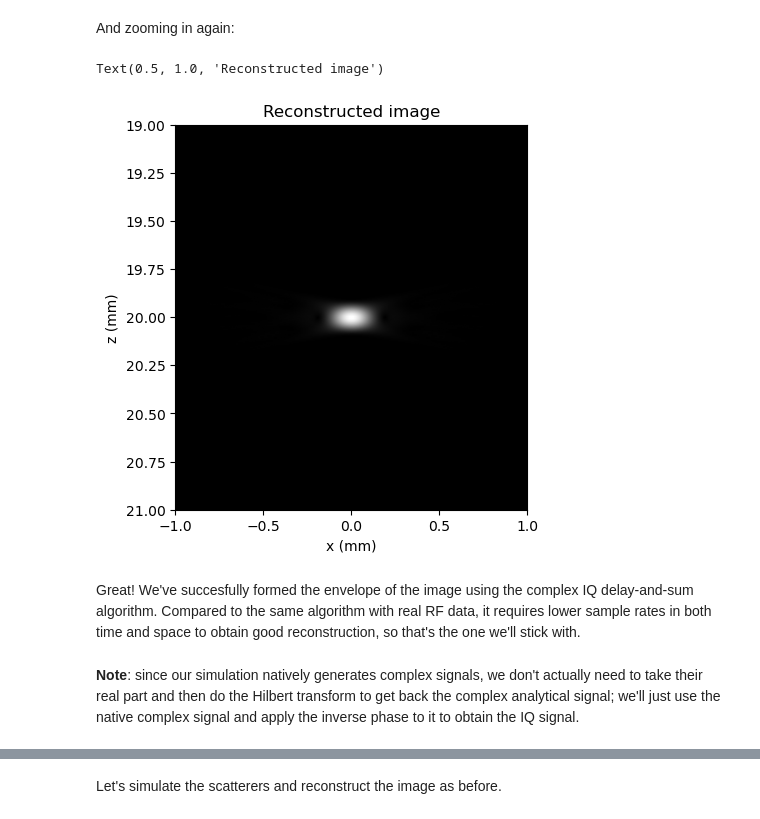
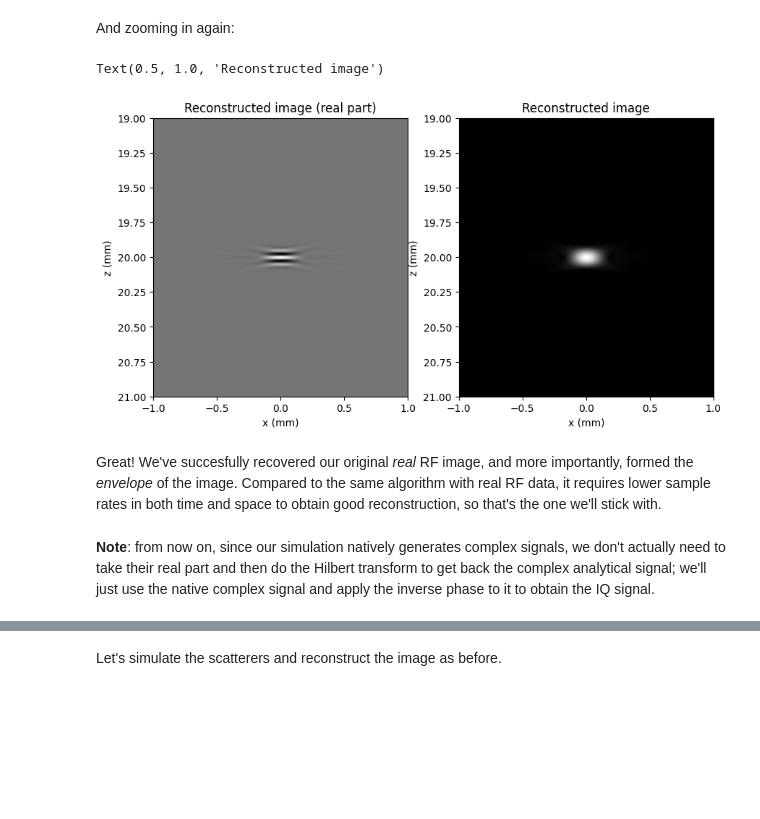
Before and after one commit to patrickmineault/fus, a Jupyter notebook: 02 - Structural Reconstruction.ipynb, the cells around one changed output, grey strips where cells are left out. Drawn from its saved outputs; the diff is of its cells as text; code cells hidden in the pictures; blank space fills up the shorter version.

```diff
--- a/02 - Structural Reconstruction.ipynb
+++ b/02 - Structural Reconstruction.ipynb
@@ -566,30 +572,37 @@ And zooming in again:
 # %%
 x_span = (-0.001, 0.001)
 z_span = (0.019, 0.021)
 x, z, X, Z = make_image_grid(x_span, z_span, 0.005e-3, 0.005e-3)
 
 # Beamform (signals, times, elem_pos, betas, c all from your sim)
 img_complex = beamform_das_iq(signals_iq, times, elem_pos, x, z, c, betas)
 
 # Envelope & simple display
 img_env = abs(img_complex)
 img_env /= (abs(img_env).max() + 1e-12)
 
 plt.figure(figsize=(10,5))
 plt.subplot(121)
 plt.imshow(
+    img_complex.real,
+    extent=[x[0]*1e3, x[-1]*1e3, z[-1]*1e3, z[0]*1e3],
+    aspect='auto', cmap='gray'
+)
+plt.xlabel("x (mm)"); plt.ylabel("z (mm)"); plt.title("Reconstructed image (real part)")
+plt.subplot(122)
+plt.imshow(
     img_env,
     extent=[x[0]*1e3, x[-1]*1e3, z[-1]*1e3, z[0]*1e3],
     aspect='auto', cmap='gray'
 )
 plt.xlabel("x (mm)"); plt.ylabel("z (mm)"); plt.title("Reconstructed image")
 # %% [output]
 Text(0.5, 1.0, 'Reconstructed image')
-[figure, old version]
+[figure, new version]
 # %% [markdown]
-Great! We've succesfully formed the envelope of the image using the complex IQ delay-and-sum algorithm. Compared to the same algorithm with real RF data, it requires lower sample rates in both time and space to obtain good reconstruction, so that's the one we'll stick with.
+Great! We've succesfully recovered our original *real* RF image, and more importantly, formed the *envelope* of the image. Compared to the same algorithm with real RF data, it requires lower sample rates in both time and space to obtain good reconstruction, so that's the one we'll stick with.
 # %% [markdown]
-**Note**: since our simulation natively generates complex signals, we don't actually need to take their real part and then do the Hilbert transform to get back the complex analytical signal; we'll just use the native complex signal and apply the inverse phase to it to obtain the IQ signal.
+**Note**: from now on, since our simulation natively generates complex signals, we don't actually need to take their real part and then do the Hilbert transform to get back the complex analytical signal; we'll just use the native complex signal and apply the inverse phase to it to obtain the IQ signal.
 # %% [markdown]
 # Image formation with many scatterers
 
```
Also changed, not shown: parts of 13 cells of this notebook.
